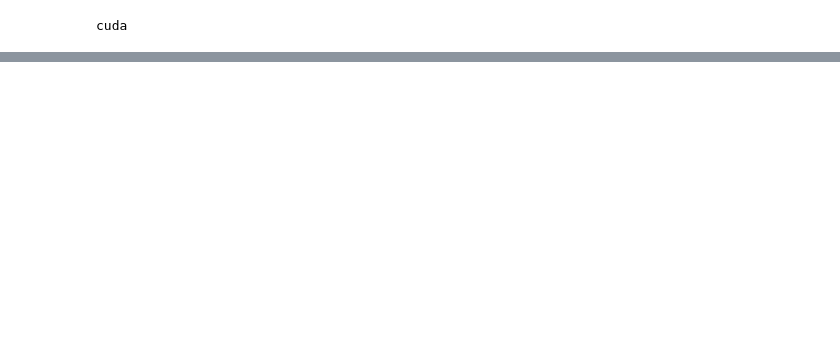
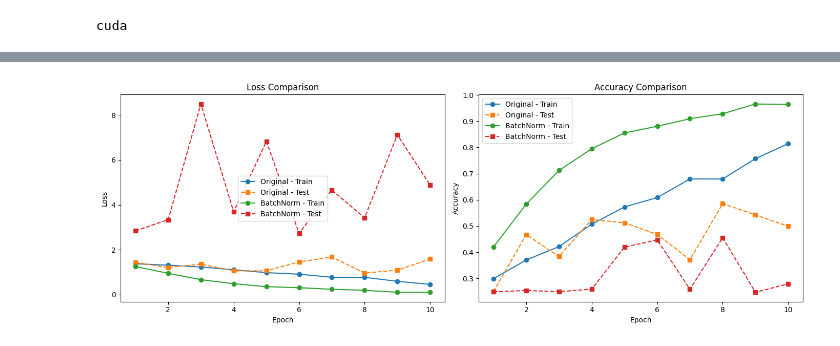
Before and after one commit to nakato156/Deep-Learning-course, a Jupyter notebook: notebooks/02_lenet.ipynb, the cells around one changed output, grey strips where cells are left out. Cells and saved outputs as stored; diff of their text form; code cells hidden in the pictures; blank space fills up the shorter version.

Commit message:
comprasision lenet

```diff
--- a/notebooks/02_lenet.ipynb
+++ b/notebooks/02_lenet.ipynb
@@ -20,6 +35,11 @@ np.random.seed(RANDOM_STATE)
 torch.manual_seed(RANDOM_STATE)
 
 DATA_DIR = Path("../data/dataset2-master/dataset2-master/images")
+TENSORBOARD_LOG_DIR = Path("../runs/lenet_original")
+TENSORBOARD_LOG_DIR.mkdir(parents=True, exist_ok=True)
+
+TENSORBOARD_BN_LOG_DIR = Path("../runs/lenet_bn")
+TENSORBOARD_BN_LOG_DIR.mkdir(parents=True, exist_ok=True)
 
 train_dir = DATA_DIR / "TRAIN"
 test_dir = DATA_DIR / "TEST"
@@ -96,6 +150,7 @@ model_original.to(device)
 
 criterion = nn.CrossEntropyLoss()
 optimizer = optim.SGD(model_original.parameters(), lr=0.1, momentum=0.0, weight_decay=0.0)
+writer = SummaryWriter(log_dir=str(TENSORBOARD_LOG_DIR))
 # %% [output]
 cuda
 # %%
@@ -103,0 +218,9 @@ torch.save(model_original.state_dict(), "../models/lenet_original.pth")
+# %%
+device = torch.device("cuda" if torch.cuda.is_available() else "cpu")
+print(device)
+model_bn = LeNetBN(num_classes=4)
+model_bn.to(device)
+
+criterion = nn.CrossEntropyLoss()
+optimizer = optim.SGD(model_bn.parameters(), lr=0.1, momentum=0.0, weight_decay=0.0)
+writer = SummaryWriter(log_dir=str(TENSORBOARD_BN_LOG_DIR))
@@ -103,0 +263,52 @@ torch.save(model_original.state_dict(), "../models/lenet_original.pth")
+# %%
+from tensorboard.backend.event_processing.event_accumulator import EventAccumulator
+
+import matplotlib.pyplot as plt
+
+def load_scalars(log_dir, tag):
+    ea = EventAccumulator(str(log_dir))
+    ea.Reload()
+    if tag not in ea.Tags().get("scalars", []):
+        return [], []
+    events = ea.Scalars(tag)
+    steps = [e.step for e in events]
+    values = [e.value for e in events]
+    return steps, values
+
+metrics = [
+    ("Loss/train_epoch", "Train Loss"),
+    ("Loss/test", "Test Loss"),
+    ("Accuracy/train_epoch", "Train Accuracy"),
+    ("Accuracy/test", "Test Accuracy"),
+]
+
+fig, axes = plt.subplots(1, 2, figsize=(14, 5))
+
+for log_dir, label in [
+    (TENSORBOARD_LOG_DIR, "Original"),
+    (TENSORBOARD_BN_LOG_DIR, "BatchNorm"),
+]:
+    for tag, _ in metrics:
+        steps, values = load_scalars(log_dir, tag)
+        if not steps:
+            continue
+        ax = axes[0] if "Loss" in tag else axes[1]
+        split = 'Train' if 'train' in tag.lower() else 'Test'
+        linestyle = '-' if split == 'Train' else '--'
+        marker = 'o' if split == 'Train' else 's'
+        ax.plot(steps, values, linestyle=linestyle, marker=marker, label=f"{label} - {split}")
+
+axes[0].set_title("Loss Comparison")
+axes[0].set_xlabel("Epoch")
+axes[0].set_ylabel("Loss")
+axes[0].legend()
+
+axes[1].set_title("Accuracy Comparison")
+axes[1].set_xlabel("Epoch")
+axes[1].set_ylabel("Accuracy")
+axes[1].legend()
+
+plt.tight_layout()
+plt.show()
+# %% [output]
+[figure, added]
```
Also changed, not shown: parts of 7 cells of this notebook, 1 other file.
